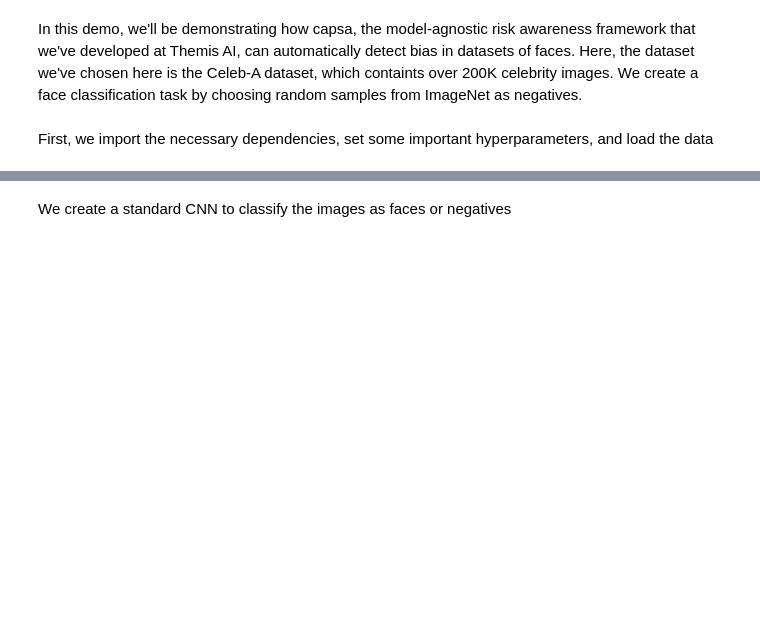
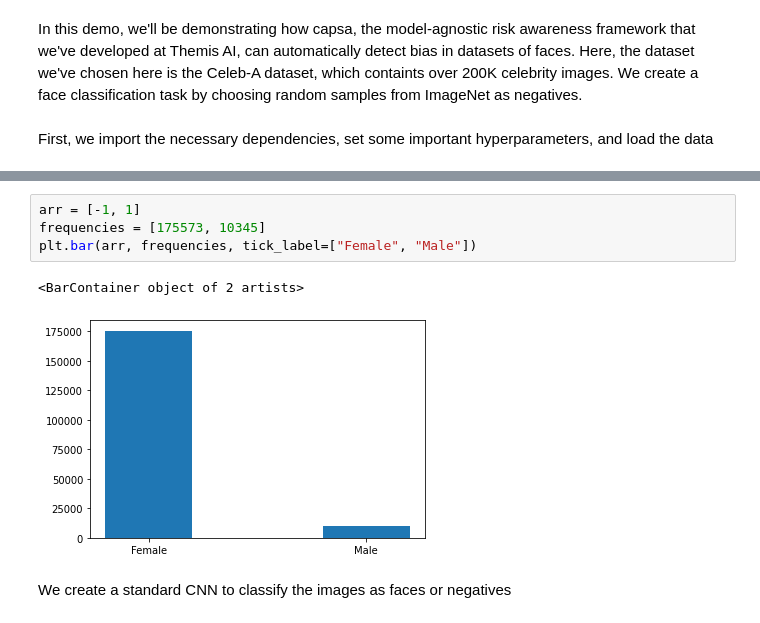
Before and after one commit to Samir-atra/capsa, a Jupyter notebook: notebooks/face_tutorial.ipynb, the cells around one changed output, grey strips where cells are left out. Saved outputs shown, nothing was run; the diff lists cells and outputs as text; blank space fills up the shorter version.

```diff
--- a/notebooks/face_tutorial.ipynb
+++ b/notebooks/face_tutorial.ipynb
@@ -40,3 +46,10 @@ plt.imshow(sample_batch_imgs[30])
+# %%
+arr = [-1, 1]
+frequencies = [175573, 10345]
+plt.bar(arr, frequencies, tick_label=["Female", "Male"])
+# %% [output]
+<BarContainer object of 2 artists>
+[figure, added]
 # %% [markdown]
 We create a standard CNN to classify the images as faces or negatives
 # %%
```
Also changed, not shown: parts of 34 cells of this notebook, 8 other files.
